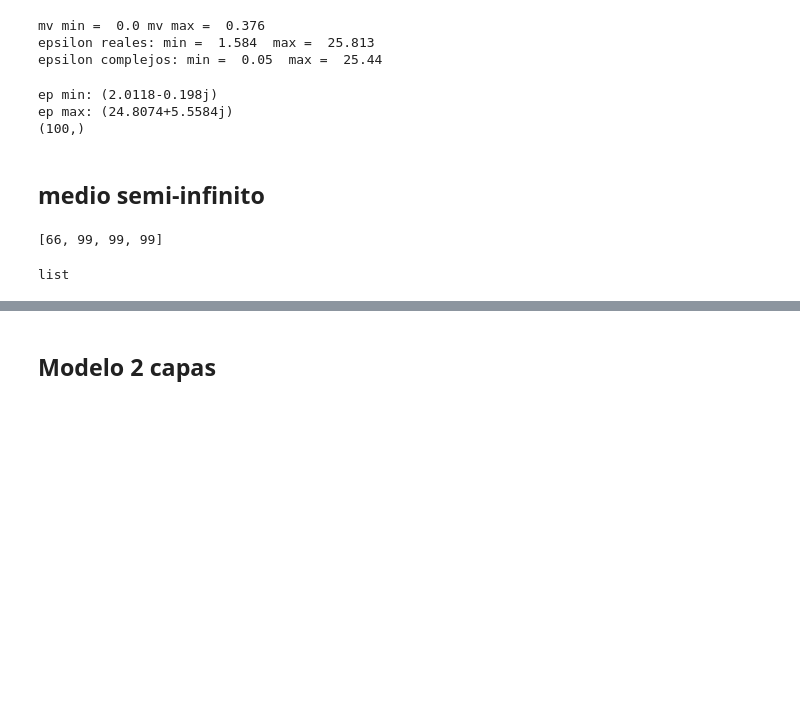
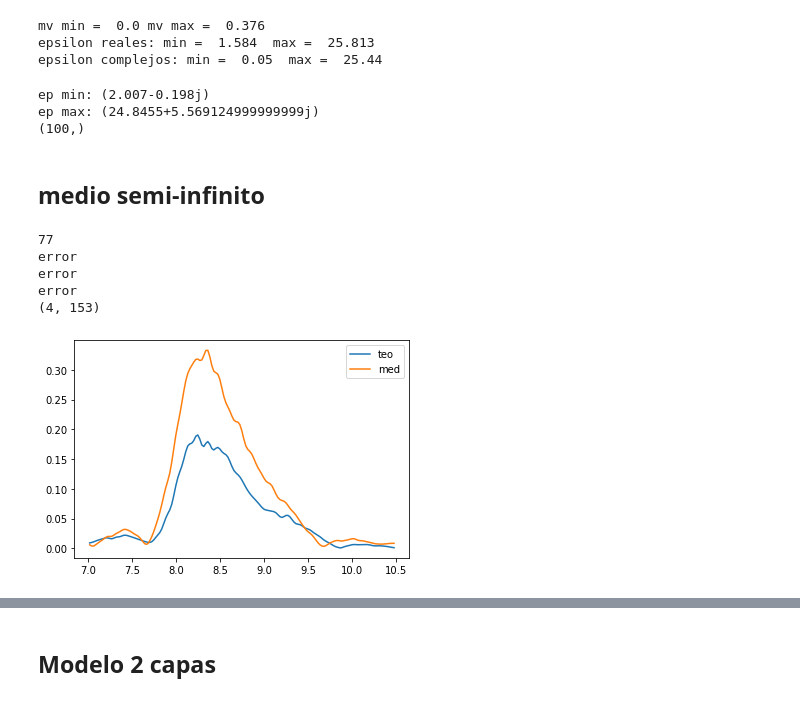
Before and after one commit to Coraline-github/tesis, a Jupyter notebook: modelos.ipynb, the cells around one changed output, grey strips where cells are left out. Drawn from its saved outputs; the diff is of its cells as text; code cells hidden in the pictures; blank space fills up the shorter version.

```diff
--- a/modelos.ipynb
+++ b/modelos.ipynb
@@ -152,8 +152,8 @@ epsilon complejos: min =  0.05  max =  25.44
 mv_min, mv_max, n_mv = 0, 0.5, 100
 MV = np.linspace(mv_min,mv_max,n_mv)
 
-Sand = 0.2
-Clay = 0.8
+Sand = 0.5
+Clay = 0.5
 
 ep_teo = mv_to_ep(MV,Sand,Clay,0)['ep']
 
@@ -167,8 +167,8 @@ print('ep min:', ep_min)
 print('ep max:', ep_max)
 print(np.shape(ep_teo))
 # %% [output]
-ep min: (2.0118-0.198j)
-ep max: (24.8074+5.5584j)
+ep min: (2.007-0.198j)
+ep max: (24.8455+5.569124999999999j)
 (100,)
 # %% [markdown]
 ## medio semi-infinito
@@ -183,33 +183,33 @@ for i in range(len(h1_may)):
         #coef de reflexion depende solo de ep
         R = R_1capa(ep)
         S2teo_may = S1_may[i]*R
-        error = np.sum(np.abs(np.abs(S2teo_may)-np.abs(S1_may)))/np.shape(S1_may)[1]
+        error = np.sum(np.abs(np.abs(S2teo_may)-np.abs(S2_may)))/np.shape(S1_may)[1]
         ##error
         aux[j] = error
     ind.append(np.argmin(aux))
-# ind = np.asarray(ind).T
-# print(np.shape(ind))
-print(ind)
-type(ind)
-# %% [output]
-[66, 99, 99, 99]
-list
 # %%
 #LE FALTA PERFECCIONAMIENTO --> FUNCION EN R_FRESNEL
-# for i in range(len(h1_may)):
-#     ind_i = ind[i]
-#     if ind_i < 9999:
-#         print(ind_i)
-#         mv_op = MV[ind[i]]
-#         ep_op = ep_teo[ind[i]]
-#         S_op = S1_may*R_1capa(ep_op)
-#         error_mae = e_mae[i,ind[i]]
+for i in range(len(h1_may)):
+    ind_i = ind[i]
+    if ind_i < 99:
+        print(ind_i)
+        mv_op = MV[ind[i]]
+        ep_op = ep_teo[ind[i]]
+        S_op = S1_may*R_1capa(ep_op)
+        error_mae = aux[ind[i]]
 
-#         plt.plot(f,np.abs(S_op[i]), label='teo')
-#         plt.plot(f,np.abs(S2_may[i]), label='med')
-#         plt.legend()
-#     else:
-#         print('error')
+        plt.plot(f,np.abs(S_op[i]), label='teo')
+        plt.plot(f,np.abs(S2_may[i]), label='med')
+        plt.legend()
+    else:
+        print('error')
 
 
-# print(np.shape(S_op))
+print(np.shape(S_op))
+# %% [output]
+77
+error
+error
+error
+(4, 153)
+[figure, added]
```
Also changed, not shown: parts of 2 cells of this notebook, 2 other files.
